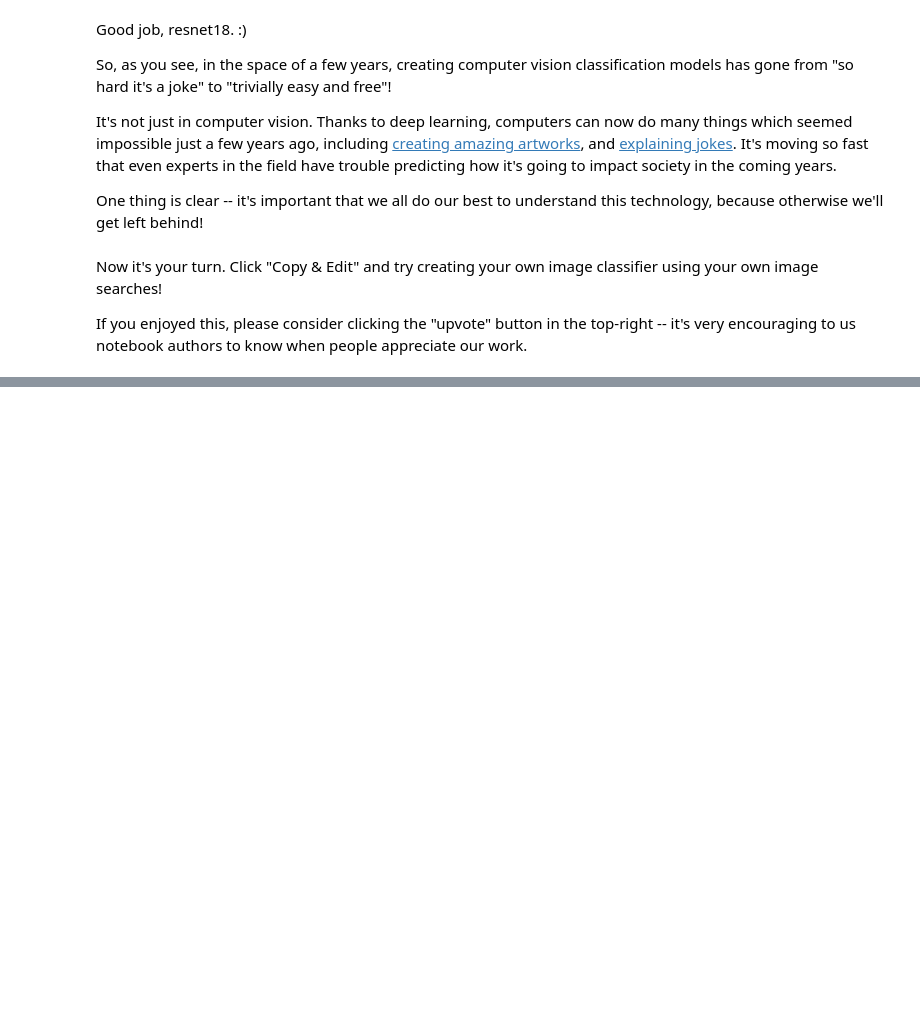
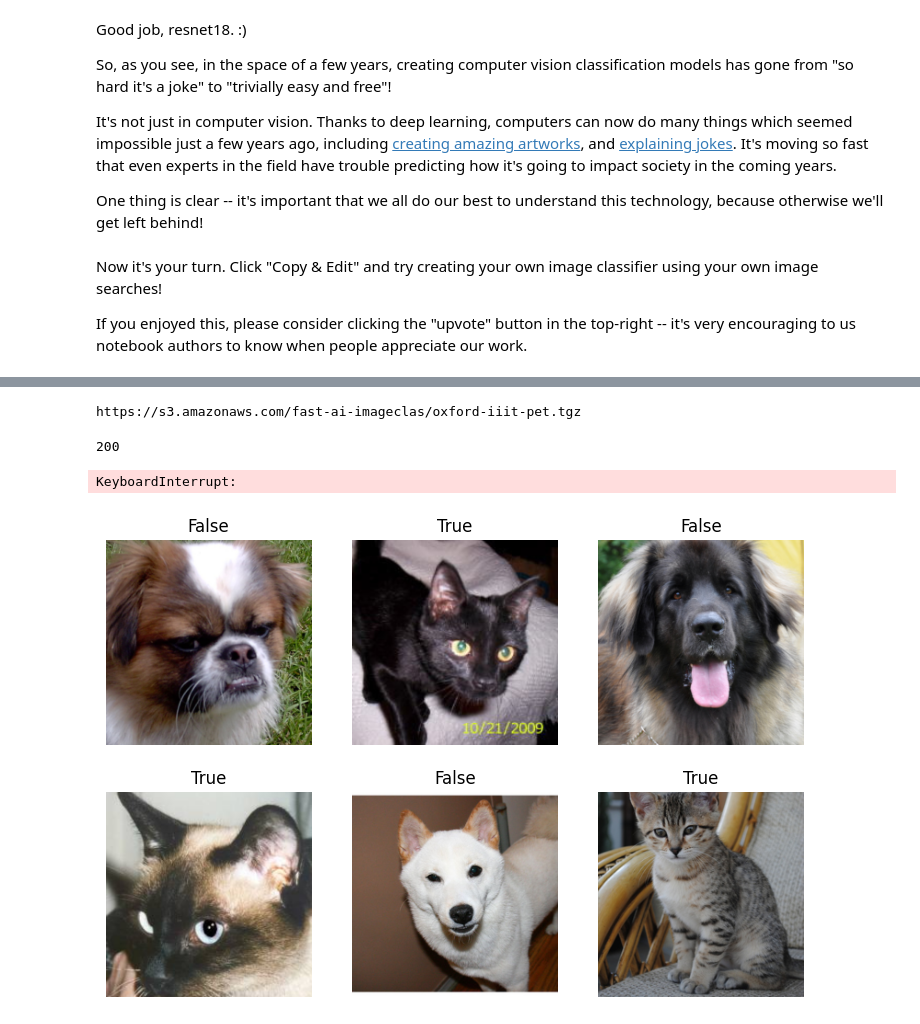
Before and after one commit to Shai2u/gis_ml_workshop_2024, a Jupyter notebook: examples/bird_or_not/00-is-it-a-bird-creating-a-model-from-your-own-data.ipynb, the cells around one changed output, grey strips where cells are left out. Cells and saved outputs as stored; diff of their text form; code cells hidden in the pictures; blank space fills up the shorter version.

```diff
--- a/examples/bird_or_not/00-is-it-a-bird-creating-a-model-from-your-own-data.ipynb
+++ b/examples/bird_or_not/00-is-it-a-bird-creating-a-model-from-your-own-data.ipynb
@@ -144,0 +150,17 @@ If you enjoyed this, please consider clicking the "upvote" button in the top-rig
+# %%
+print(URLs.PETS)
+response = requests.get(URLs.PETS, stream=True)
+# %% [output]
+https://s3.amazonaws.com/fast-ai-imageclas/oxford-iiit-pet.tgz
+# %%
+local_zip_path = f'/content/{os.path.basename(URLs.PETS)}' if colab else os.path.basename(URLs.PETS)
+
+# Check if the request was successful (status code 200)
+if response.status_code == 200:
+    print(response.status_code)
+    # Save the content to a local file
+    with open(local_zip_path,'wb') as output_file:
+      output_file.write(response.content)
+# %% [output]
+200
+KeyboardInterrupt:
@@ -144,0 +187,11 @@ If you enjoyed this, please consider clicking the "upvote" button in the top-rig
+# %%
+#searches = 'forest','bird'
+path = f'{local_extracted_path}/oxford-iiit-pet/images'
+def is_cat(x): return x[0].isupper()
+dls = ImageDataLoaders.from_name_func(
+    path, get_image_files(path), valid_pct=0.2, seed=42,
+    label_func=is_cat, item_tfms=Resize(224))
+
+dls.show_batch(max_n=6)
+# %% [output]
+[figure, added]
```
Also changed, not shown: parts of 17 cells of this notebook.
